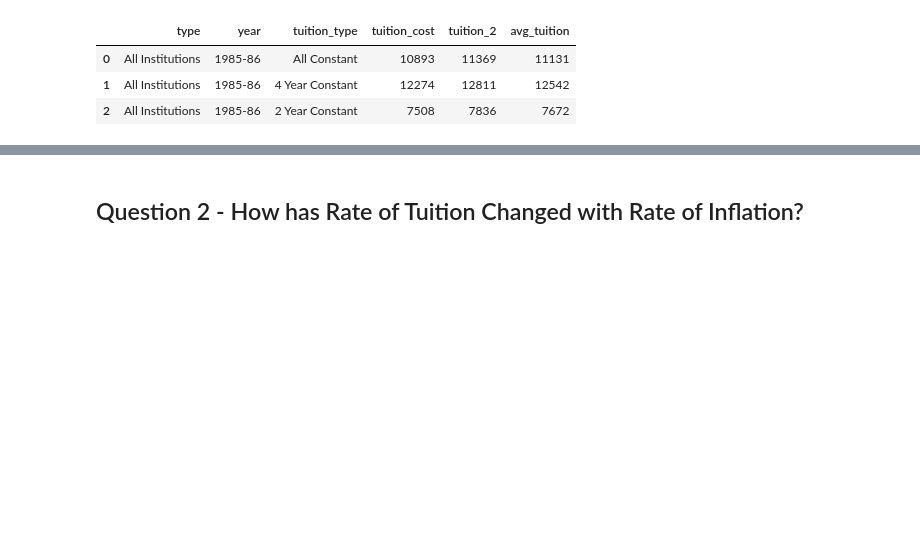
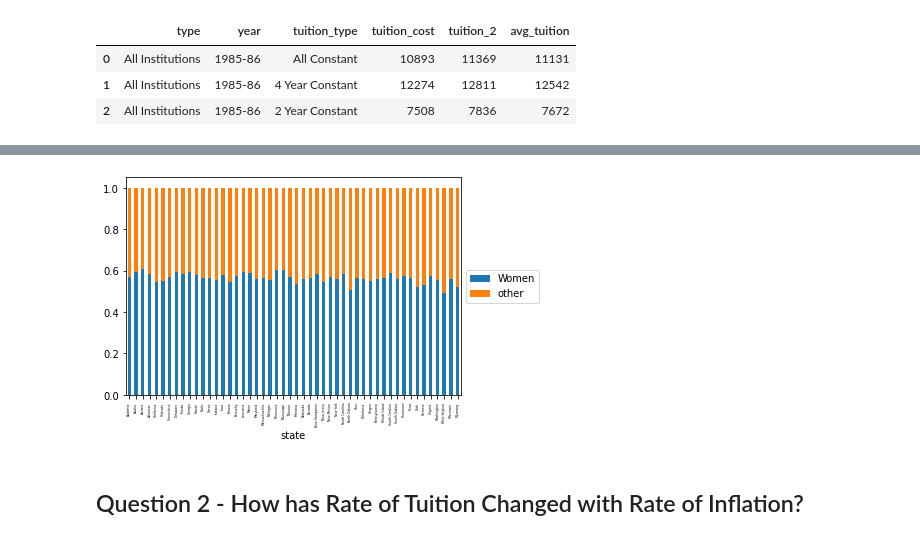
Before and after one commit to eaxworthy/tuition_cost_analysis, a Jupyter notebook: notebook_lizzy.ipynb, the cells around one changed output, grey strips where cells are left out. Drawn from its saved outputs; the diff is of its cells as text; code cells hidden in the pictures; blank space fills up the shorter version.

```diff
--- a/notebook_lizzy.ipynb
+++ b/notebook_lizzy.ipynb
@@ -115,2 +160,18 @@ hist_tuition.head(3)
+# %%
+div_gender = div_df[(div_df['category'] == 'Women')][['state', 'category', 'percentage']]
+gender_stats = div_gender.describe()
+# %%
+
+div_gender_temp = div_gender.copy()
+div_gender_temp['percentage'] = 1 - div_gender_temp['percentage']
+div_gender_temp['category'] = 'other'
+div_gender = pd.concat([div_gender, div_gender_temp])
+div_gender = div_gender.set_index(['state','category']).percentage
+div_gender.unstack().plot(kind='bar', stacked=True)
+plt.legend(loc='center left', bbox_to_anchor=(1, 0.5))
+plt.tick_params(axis='x', which='major', labelsize=3)
+plt.savefig('./images/gender_diversity_2014')
+# %% [output]
+[figure, added]
 # %% [markdown]
 ## Question 2 - How has Rate of Tuition Changed with Rate of Inflation?
```
Also changed, not shown: parts of 21 cells of this notebook, 5 other files.
